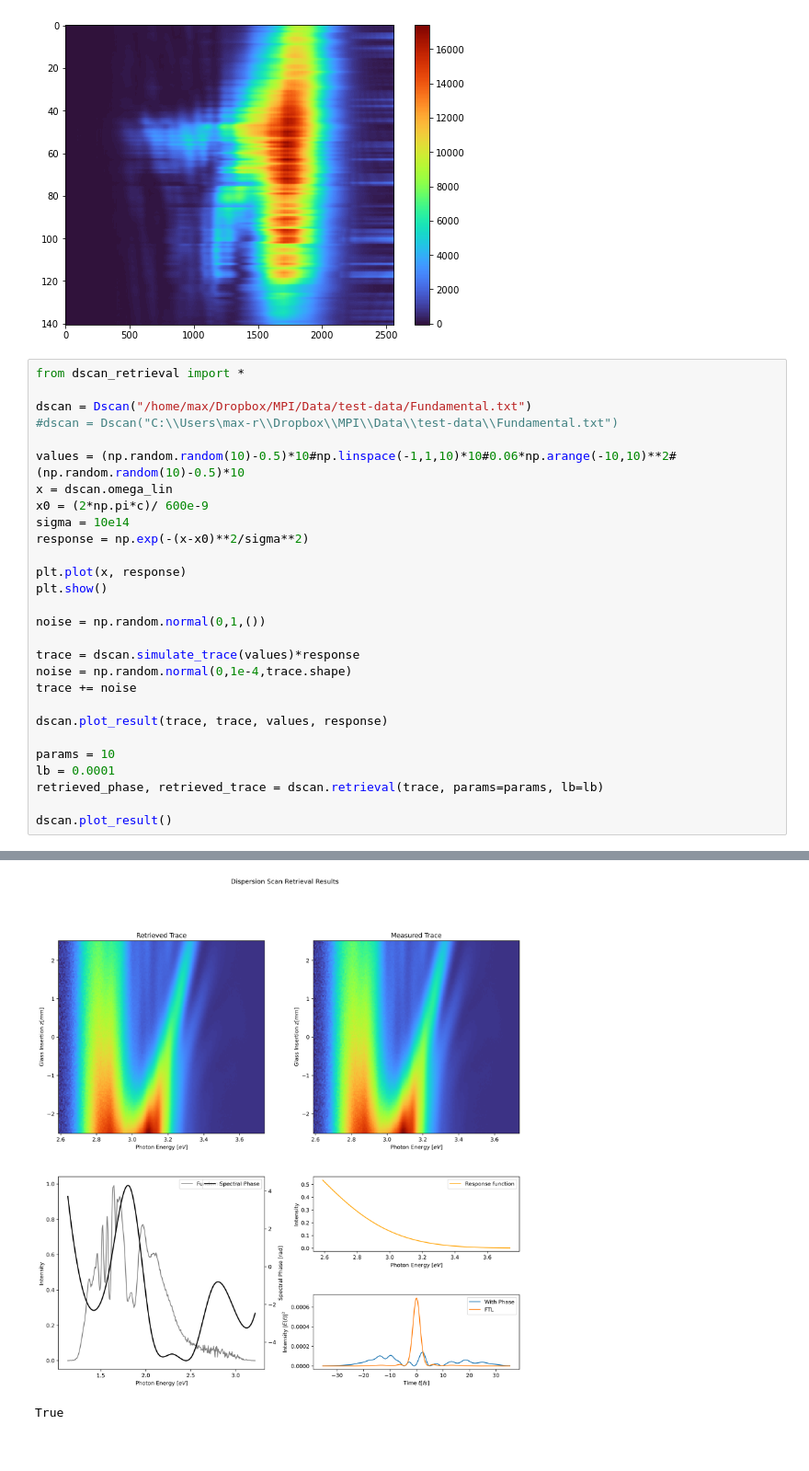
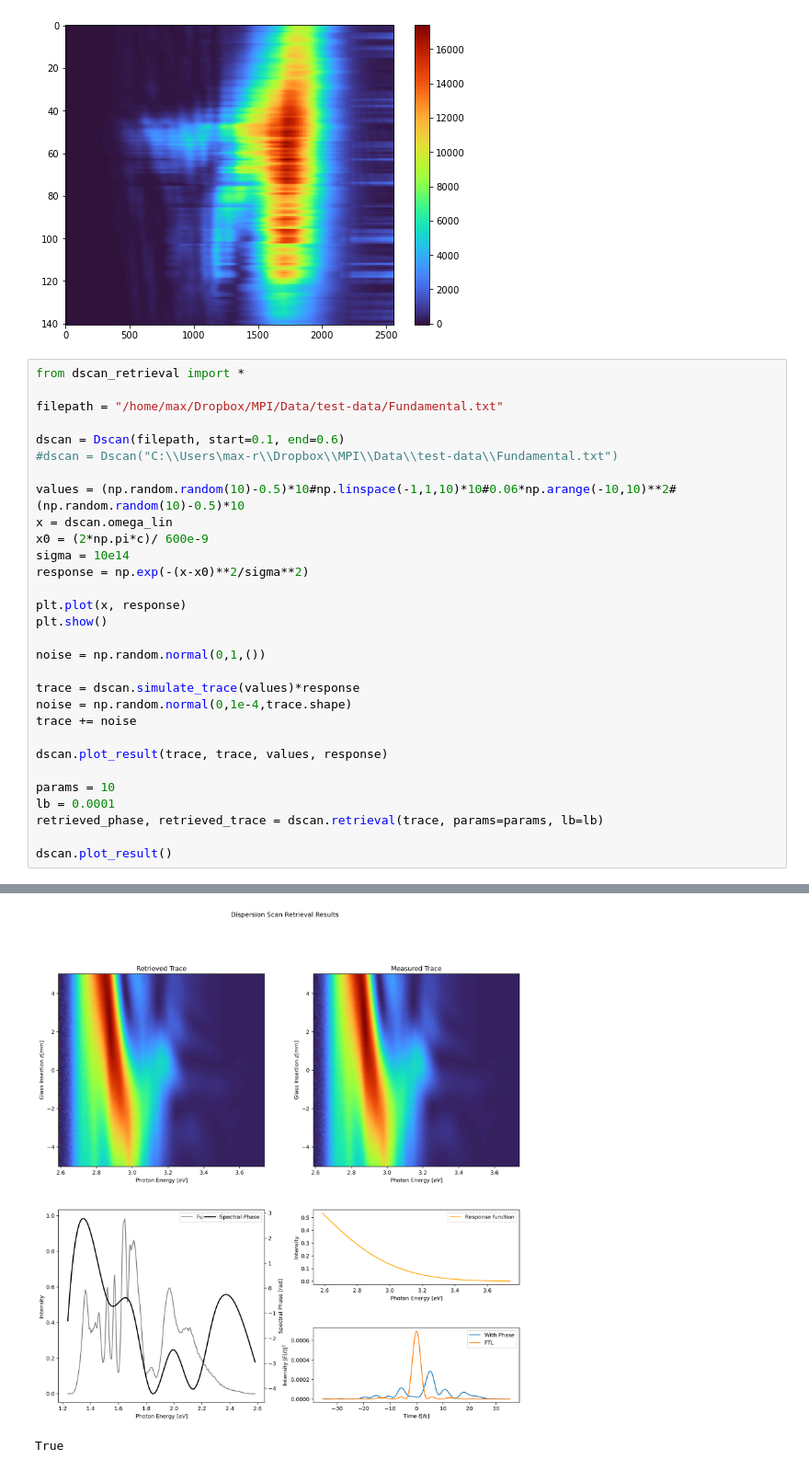
Before and after one commit to maxawake/Dispersion-Scan-Retrieval, a Jupyter notebook: dscan - prototyping.ipynb, the cells around one changed output, grey strips where cells are left out. Shown at 92% size. Cells and saved outputs as stored; diff of their text form.

```diff
--- a/dscan - prototyping.ipynb
+++ b/dscan - prototyping.ipynb
@@ -278,7 +271,9 @@ plt.colorbar()
 # %%
 from dscan_retrieval import *
 
-dscan = Dscan("/home/max/Dropbox/MPI/Data/test-data/Fundamental.txt")
+filepath = "/home/max/Dropbox/MPI/Data/test-data/Fundamental.txt"
+
+dscan = Dscan(filepath, start=0.1, end=0.6)
 #dscan = Dscan("C:\\Users\max-r\\Dropbox\\MPI\\Data\\test-data\\Fundamental.txt")
 
 values = (np.random.random(10)-0.5)*10#np.linspace(-1,1,10)*10#0.06*np.arange(-10,10)**2#(np.random.random(10)-0.5)*10
@@ -307,3 +305,3 @@ dscan.plot_result()
 [figure]
-[figure, old version]
+[figure, new version]
-True
+True
```
Also changed, not shown: parts of 7 cells of this notebook, 2 other files.
